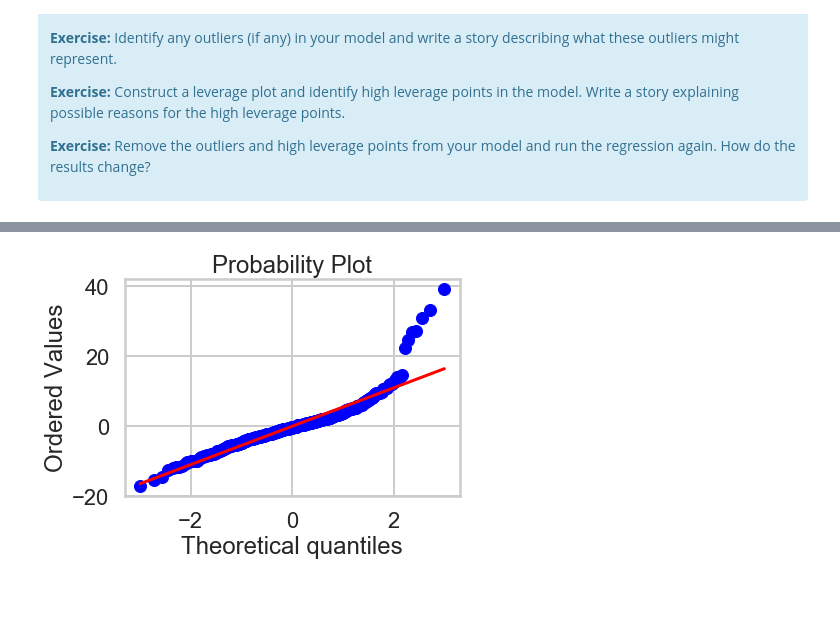
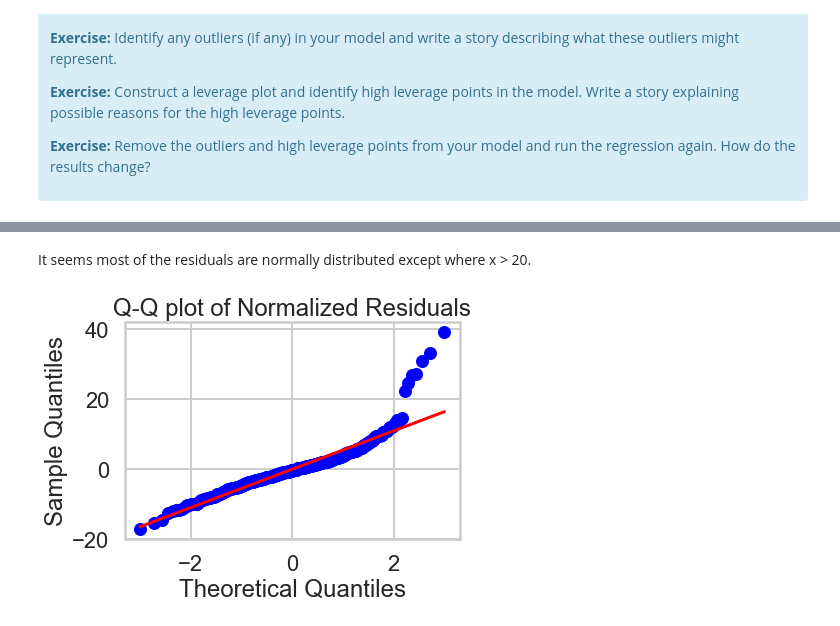
Before and after one commit to ammadatuy/Mini_Projects, a Jupyter notebook: Linear Regression Mini-Project/Mini_Project_Linear_Regression.ipynb, the cells around one changed output, grey strips where cells are left out. Cells and saved outputs as stored; diff of their text form; code cells hidden in the pictures; blank space fills up the shorter version.

```diff
--- a/Linear Regression Mini-Project/Mini_Project_Linear_Regression.ipynb
+++ b/Linear Regression Mini-Project/Mini_Project_Linear_Regression.ipynb
@@ -933,7 +1012,12 @@ plt.show()
+# %% [markdown]
+It seems most of the residuals are normally distributed except where x > 20.
 # %%
 # Exercise: Construct a quantile plot of the residuals. What does the plot tell you?
 import pylab
 stats.probplot(BOS2.resid, dist="norm", plot=pylab)
-pylab.show()
+plt.title("Q-Q plot of Normalized Residuals")
+plt.xlabel('Theoretical Quantiles')
+plt.ylabel('Sample Quantiles')
+plt.show()
 # %% [output]
-[figure, old version]
+[figure, new version]
```
Also changed, not shown: parts of 25 cells of this notebook.
